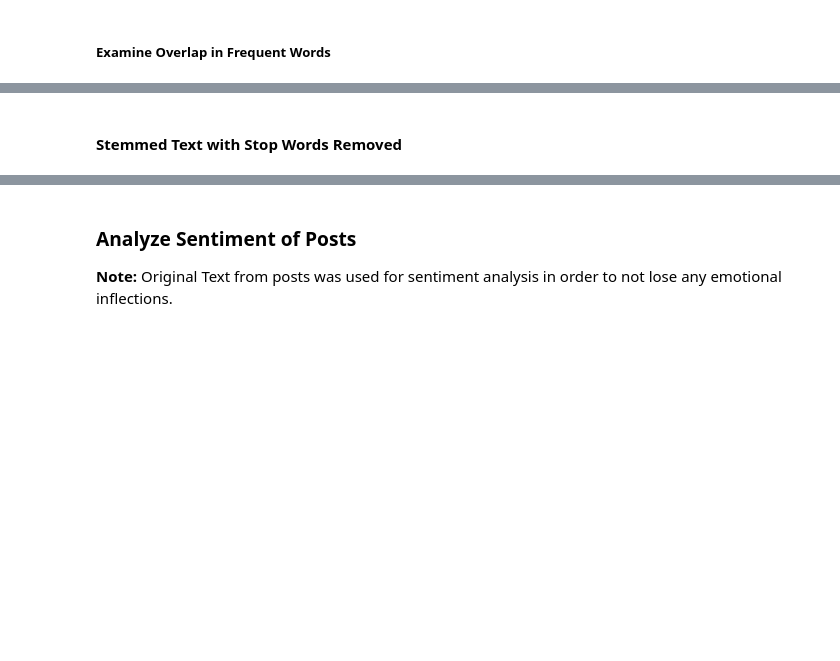
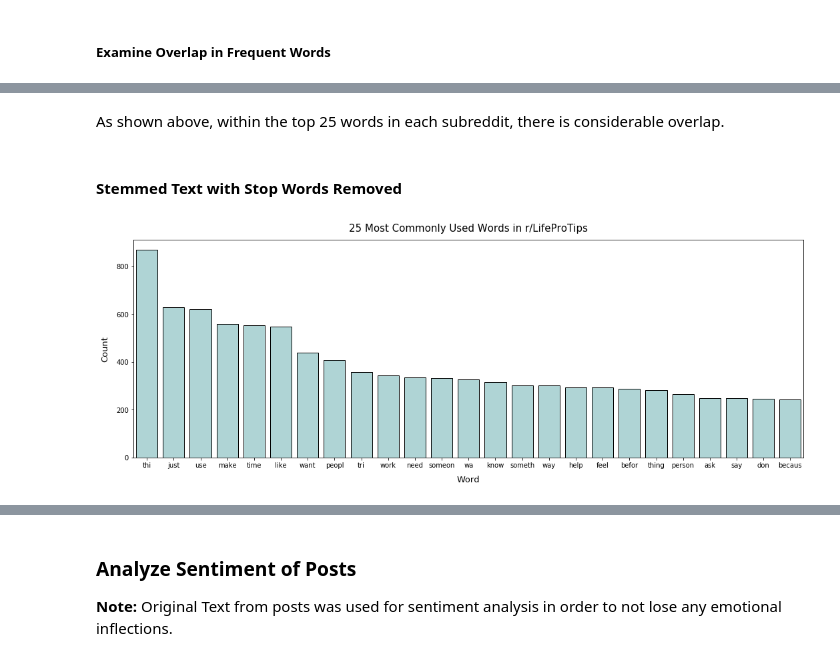
Before and after one commit to jlu90/Subreddit-Classification, a Jupyter notebook: code/Project 3 - Life Pro Tips vs. Unethical Life Pro Tips Classification.ipynb, the cells around one changed output, grey strips where cells are left out. Cells and saved outputs as stored; diff of their text form; code cells hidden in the pictures; blank space fills up the shorter version.

```diff
--- a/code/Project 3 - Life Pro Tips vs. Unethical Life Pro Tips Classification.ipynb
+++ b/code/Project 3 - Life Pro Tips vs. Unethical Life Pro Tips Classification.ipynb
@@ -533,5 +593,9 @@ print('Different Words:', og_lpt_set ^ og_ulpt_set) # Symmetric Difference
+# %% [markdown]
+As shown above, within the top 25 words in each subreddit, there is considerable overlap.
 # %% [markdown]
 #### Stemmed Text with Stop Words Removed
 # %%
 lpt_stemmed_words_df = get_frequent_words(stemmed_labeled_words_df, stemmed_words_df, 'is_unethical', 0)
-plot_frequent_words(lpt_stemmed_words_df, 'Life Pro Tips', light_blue)
+plot_frequent_words(lpt_stemmed_words_df, 'r/LifeProTips', light_blue)
+# %% [output]
+[figure, added]
```
Also changed, not shown: parts of 62 cells of this notebook.
